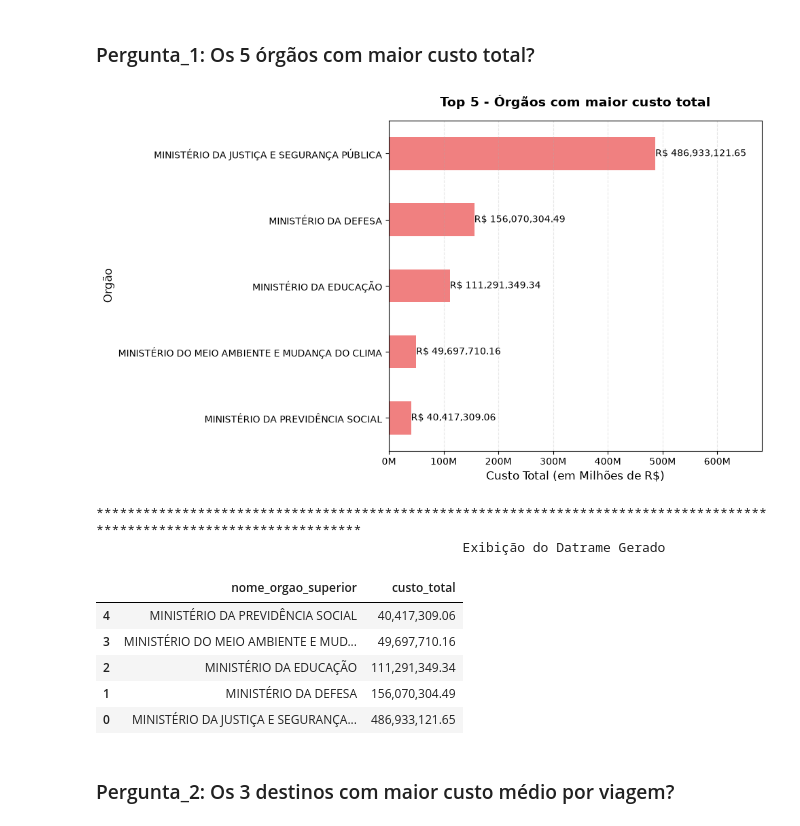
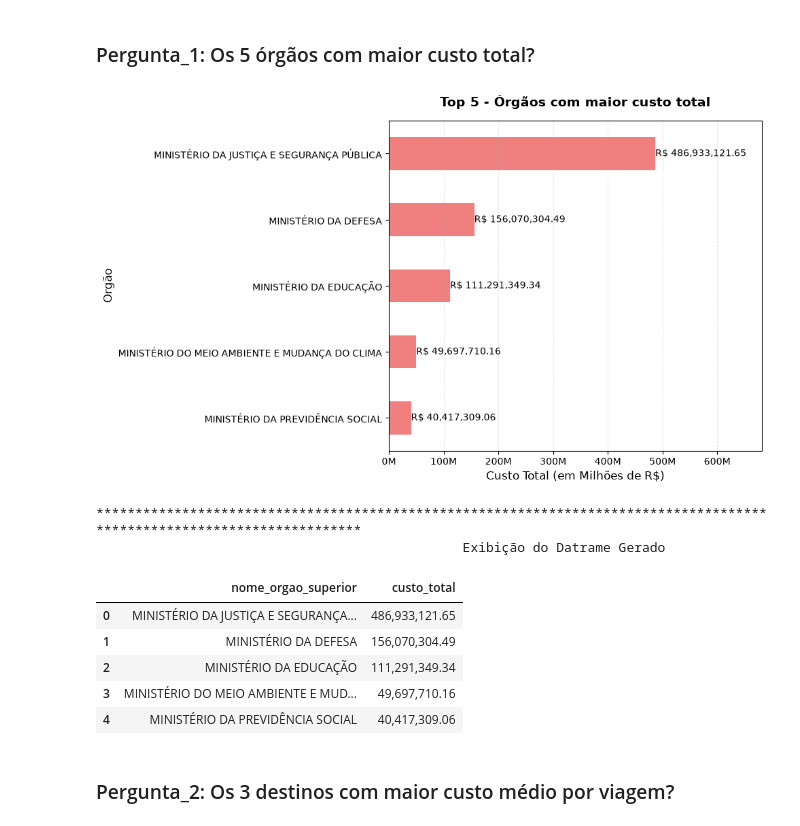
Before and after one commit to hicarocalliari/Projeto_final_SCTEC, a Jupyter notebook: notebooks/analise.ipynb, the cells around one changed output. Saved outputs shown, nothing was run; the diff lists cells and outputs as text; code cells hidden in the pictures.

```diff
--- a/notebooks/analise.ipynb
+++ b/notebooks/analise.ipynb
@@ -155,50 +155,55 @@ df = analisar(1)
 
 df = df.sort_values(by="custo_total", ascending=True)
 fig, ax = plt.subplots(figsize=(10, 6))
-df.plot.barh(x="nome_orgao_superior", y="custo_total", ax=ax, color="lightcoral", legend=False)
+df.plot.barh(
+    x="nome_orgao_superior", y="custo_total", ax=ax, color="lightcoral", legend=False
+)
 
-max_valor = df['custo_total'].max()
+max_valor = df["custo_total"].max()
 ax.set_xlim(0, max_valor * 1.4)
 
+
 def milhoes_formatter(x, pos):
-    return f'{x * 1e-6:.0f}M'
+    return f"{x * 1e-6:.0f}M"
+
+
 ax.xaxis.set_major_formatter(ticker.FuncFormatter(milhoes_formatter))
 
 ax.set_title(
     "Top 5 - Órgãos com maior custo total", fontsize=14, fontweight="bold", pad=15
 )
 for i, valor in enumerate(df["custo_total"]):
     ax.text(valor, i, f"R$ {valor:,.2f}", va="center", ha="left")
 
 ax.set_xlabel("Custo Total (em Milhões de R$)", fontsize=12)
 ax.set_ylabel("Orgão", fontsize=12)
 ax.grid(axis="x", linestyle="--", alpha=0.3)
 
 plt.tight_layout()
-plt.savefig(f'{PASTA_IMAGE}/grafico_1.png', dpi=300, bbox_inches='tight')
+plt.savefig(f"{PASTA_IMAGE}/grafico_1.png", dpi=300, bbox_inches="tight")
 plt.show()
 
 
 ## Apresentação do DF através do print e salvar em forma de imagem
 print("".center(120, "*"))
 print("Exibição do Datrame Gerado".center(120), "")
-df.sort_values(by="custo_total", ascending=False)
+df = df.sort_values(by="custo_total", ascending=False)
 dfi.export(
-    df.sort_values(by="custo_total", ascending=False),
-    f'{PASTA_IMAGE}/df_pergunta_1.png',
-    table_conversion="matplotlib"
+    df,
+    f"{PASTA_IMAGE}/df_pergunta_1.png",
+    table_conversion="matplotlib",
 )
 df
 # %% [output]
 [figure]
 ************************************************************************************************************************
                                                Exibição do Datrame Gerado
 |  | nome_orgao_superior | custo_total |
+| 0 | MINISTÉRIO DA JUSTIÇA E SEGURANÇA... | 486,933,121.65 |
+| 1 | MINISTÉRIO DA DEFESA | 156,070,304.49 |
+| 2 | MINISTÉRIO DA EDUCAÇÃO | 111,291,349.34 |
+| 3 | MINISTÉRIO DO MEIO AMBIENTE E MUD... | 49,697,710.16 |
 | 4 | MINISTÉRIO DA PREVIDÊNCIA SOCIAL | 40,417,309.06 |
-| 3 | MINISTÉRIO DO MEIO AMBIENTE E MUD... | 49,697,710.16 |
-| 2 | MINISTÉRIO DA EDUCAÇÃO | 111,291,349.34 |
-| 1 | MINISTÉRIO DA DEFESA | 156,070,304.49 |
-| 0 | MINISTÉRIO DA JUSTIÇA E SEGURANÇA... | 486,933,121.65 |
 # %% [markdown]
 ### Pergunta_2: Os 3 destinos com maior custo médio por viagem?
 # %%
```
Also changed, not shown: parts of 11 cells of this notebook, 21 other files.
